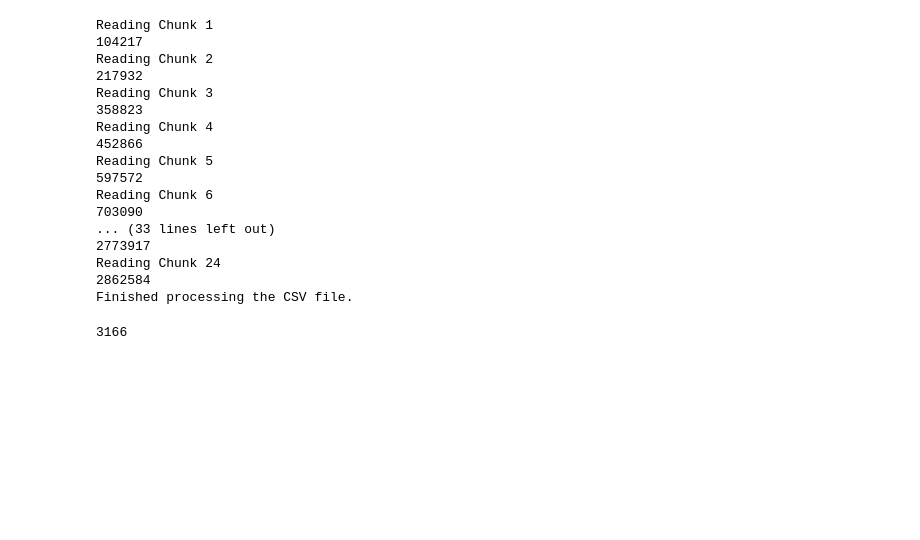
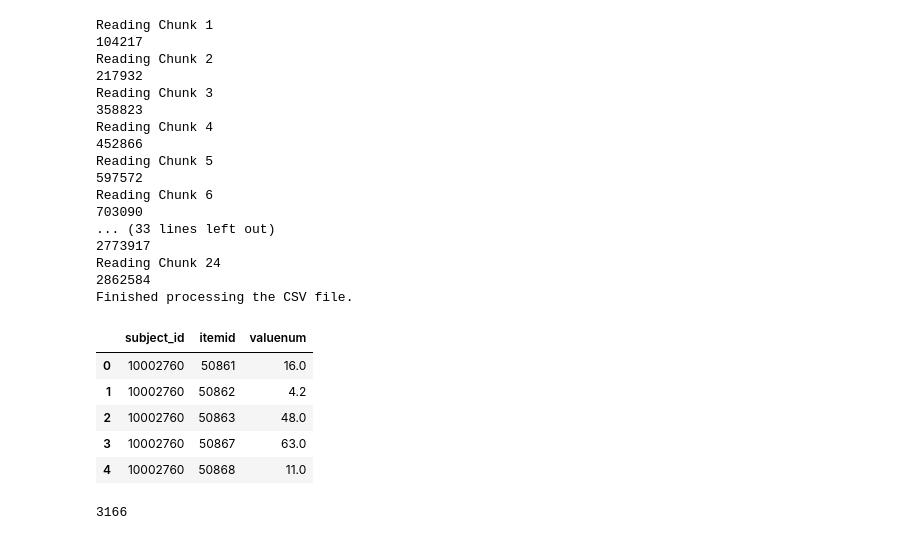
Before and after one commit to kushagragarwal2443/Pancreatic_Cancer_Prediction_from_EHR, a Jupyter notebook: data/preprocess.ipynb, the cells around one changed output. Cells and saved outputs as stored; diff of their text form; code cells hidden in the pictures; blank space fills up the shorter version.

```diff
--- a/data/preprocess.ipynb
+++ b/data/preprocess.ipynb
@@ -265,6 +265,16 @@ Reading Chunk 6
 Reading Chunk 24
 2862584
 Finished processing the CSV file.
+# %%
+labevents_df = pd.read_csv("../../raw/labevents_final.csv").drop("Unnamed: 0", axis=1)
+labevents_df.head()
+# %% [output]
+|  | subject_id | itemid | valuenum |
+| 0 | 10002760 | 50861 | 16.0 |
+| 1 | 10002760 | 50862 | 4.2 |
+| 2 | 10002760 | 50863 | 48.0 |
+| 3 | 10002760 | 50867 | 63.0 |
+| 4 | 10002760 | 50868 | 11.0 |
 # %%
 print(len(set(list(labevents_df['subject_id']))))
 lab_df = labevents_df.copy()
```
Also changed, not shown: parts of 9 cells of this notebook, 4 other files.
